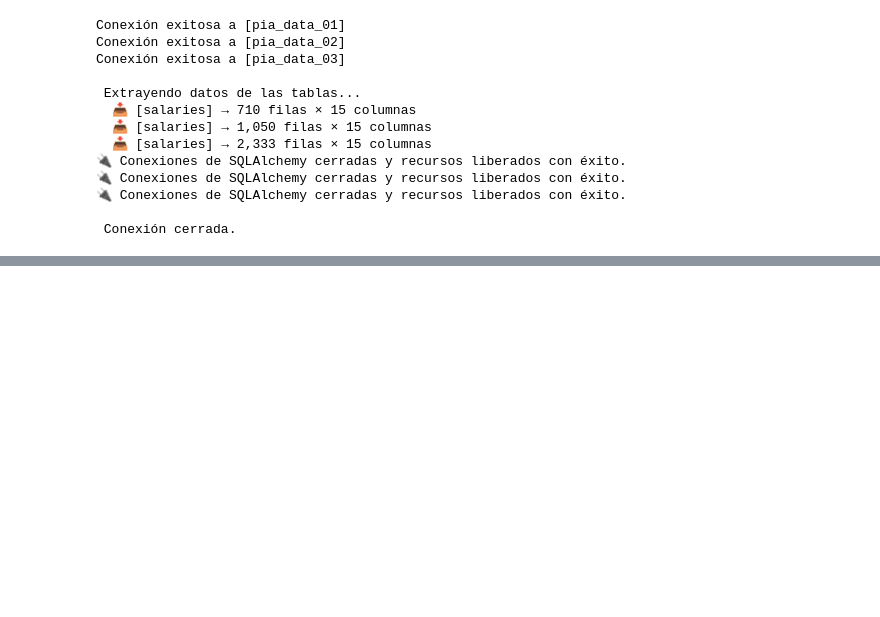
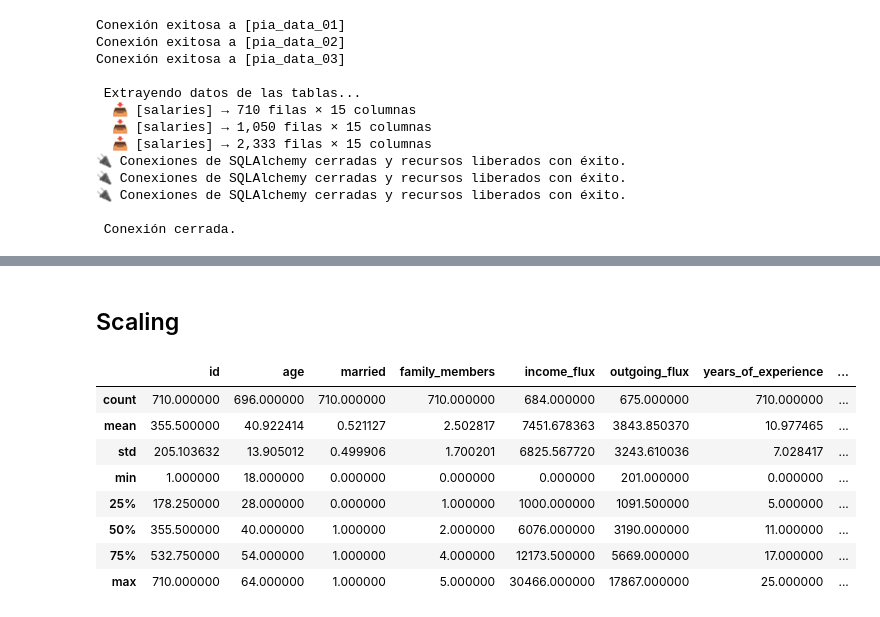
Before and after one commit to CayeRZ/Laboratorio-manejo-de-datos, a Jupyter notebook: analisisLab1.ipynb, the cells around one changed output, grey strips where cells are left out. Cells and saved outputs as stored; diff of their text form; code cells hidden in the pictures; blank space fills up the shorter version.

Commit message:
Agregando analisis de valores nulos, scaling, y tipos de datos

```diff
--- a/analisisLab1.ipynb
+++ b/analisisLab1.ipynb
@@ -260,0 +482,14 @@ Estadísticas descriptivas:
+# %% [markdown]
+## Scaling
+# %%
+data_raw_01.describe()
+# %% [output]
+|  | id | age | married | family_members | income_flux | outgoing_flux | years_of_experience | ... |
+| count | 710.000000 | 696.000000 | 710.000000 | 710.000000 | 684.000000 | 675.000000 | 710.000000 | ... |
+| mean | 355.500000 | 40.922414 | 0.521127 | 2.502817 | 7451.678363 | 3843.850370 | 10.977465 | ... |
+| std | 205.103632 | 13.905012 | 0.499906 | 1.700201 | 6825.567720 | 3243.610036 | 7.028417 | ... |
+| min | 1.000000 | 18.000000 | 0.000000 | 0.000000 | 0.000000 | 201.000000 | 0.000000 | ... |
+| 25% | 178.250000 | 28.000000 | 0.000000 | 1.000000 | 1000.000000 | 1091.500000 | 5.000000 | ... |
+| 50% | 355.500000 | 40.000000 | 1.000000 | 2.000000 | 6076.000000 | 3190.000000 | 11.000000 | ... |
+| 75% | 532.750000 | 54.000000 | 1.000000 | 4.000000 | 12173.500000 | 5669.000000 | 17.000000 | ... |
+| max | 710.000000 | 64.000000 | 1.000000 | 5.000000 | 30466.000000 | 17867.000000 | 25.000000 | ... |
```
Also changed, not shown: parts of 33 cells of this notebook.
